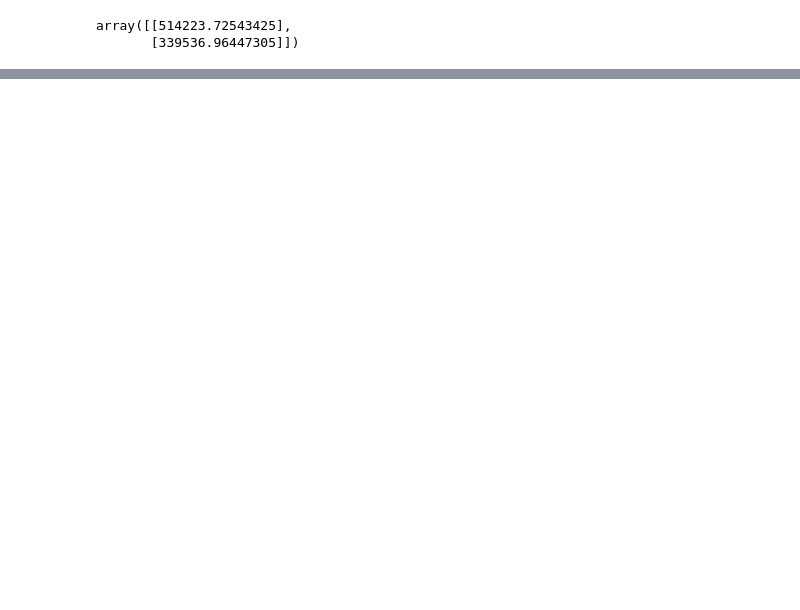
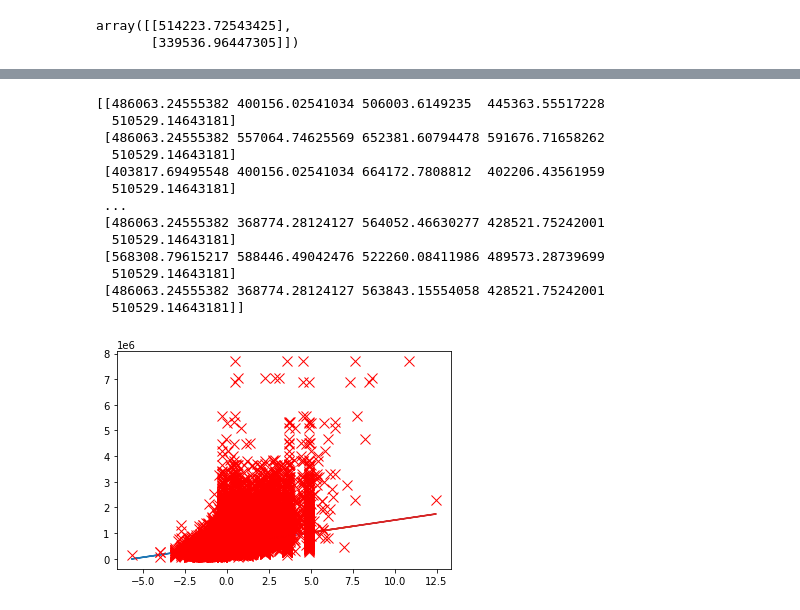
Before and after one commit to AbdelrahmanAshraf318/House-Price-and-Heart-Disease-Detection-Classification-from-scratch, a Jupyter notebook: LinearRegression.ipynb, the cells around one changed output, grey strips where cells are left out. Saved outputs shown, nothing was run; the diff lists cells and outputs as text; code cells hidden in the pictures; blank space fills up the shorter version.

```diff
--- a/LinearRegression.ipynb
+++ b/LinearRegression.ipynb
@@ -344,0 +612,5 @@ print(accuracy)
+# %%
+""" Using different alpha """
+length = len(X_norm[0])
+theta = np.zeros((length , 1))
+new_theta , J_History = gradient_descent_multi(X_norm , y , theta , 0.1 , iterations)
@@ -344,0 +664,20 @@ print(accuracy)
+# %%
+pred = prediction_simple_LR(new_theta, X_norm[: , 1:])
+plt.plot(X_norm[: , 1:], pred)
+plt.plot(X_norm[: , 1:],y[:,0],'rx',markersize=10,label='Training Data')
+print(pred)
+# %% [output]
+[[486063.24555382 400156.02541034 506003.6149235  445363.55517228
+  510529.14643181]
+ [486063.24555382 557064.74625569 652381.60794478 591676.71658262
+  510529.14643181]
+ [403817.69495548 400156.02541034 664172.7808812  402206.43561959
+  510529.14643181]
+ ...
+ [486063.24555382 368774.28124127 564052.46630277 428521.75242001
+  510529.14643181]
+ [568308.79615217 588446.49042476 522260.08411986 489573.28739699
+  510529.14643181]
+ [486063.24555382 368774.28124127 563843.15554058 428521.75242001
+  510529.14643181]]
+[figure, added]
```
Also changed, not shown: parts of 62 cells of this notebook, 1 other file.
